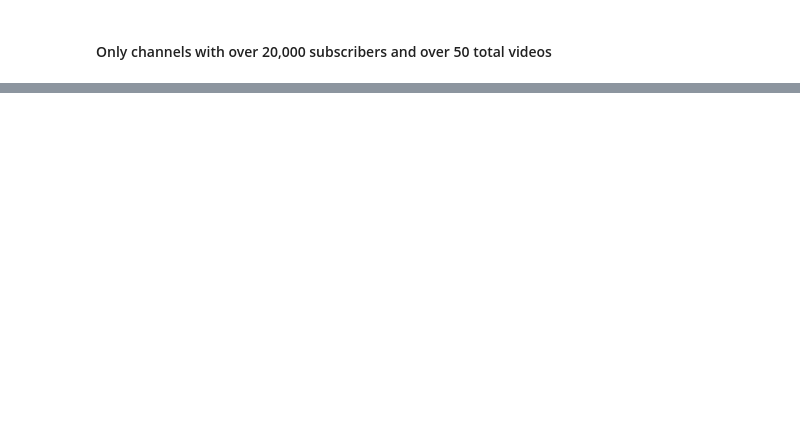
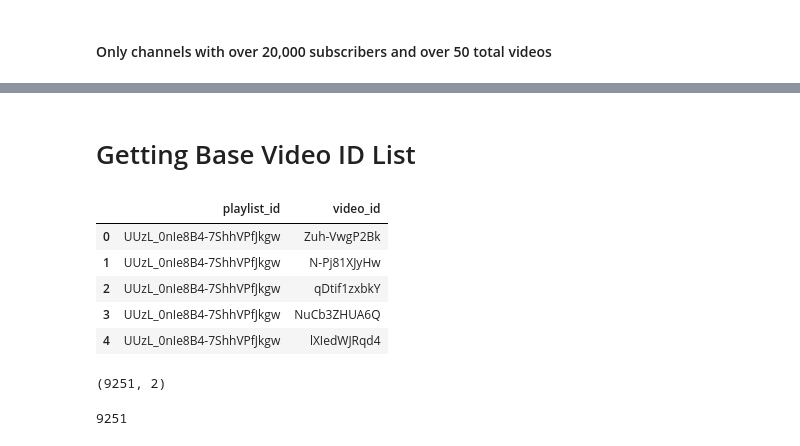
Before and after one commit to LHide14/YouTube-Analytics, a Jupyter notebook: new_collection_data.ipynb, the cells around one changed output, grey strips where cells are left out. Saved outputs shown, nothing was run; the diff lists cells and outputs as text; code cells hidden in the pictures; blank space fills up the shorter version.

Commit message:
Updates to video ID grabber

```diff
--- a/new_collection_data.ipynb
+++ b/new_collection_data.ipynb
@@ -182,0 +179,60 @@ chosen_channels_df
+# %% [markdown]
+# Getting Base Video ID List
+# %%
+playlist_ids = chosen_channels_df['playlist_id']
+# %%
+def mass_video_ids(youtube, wanted_playlist_ids):
+
+    all_data = []
+
+    for id in wanted_playlist_ids:
+
+        nextpage = True
+        page = None
+
+        while nextpage:
+        # request for first page of playlist
+            request = youtube.playlistItems().list(
+                part='contentDetails',
+                playlistId = id,
+                maxResults=50,
+                pageToken=page)
+            # dictionary of the first page
+            response = request.execute()
+
+        # Accessing videos ids on that first page
+            for i in range(len(response['items'])):
+                data = dict(playlist_id = id,
+                    video_id = response['items'][i]['contentDetails']['videoId'])
+                all_data.append(data)
+
+            # Checking to see if there is a next page
+            if 'nextPageToken' in response:
+                page = response['nextPageToken']
+
+            else:
+                nextpage = False
+    #
+    all_data_df = pd.DataFrame(all_data)
+
+    return all_data_df
+# %%
+video_ids_df = mass_video_ids(youtube, playlist_ids)
+# %%
+video_ids_df.head()
+# %% [output]
+|  | playlist_id | video_id |
+| 0 | UUzL_0nIe8B4-7ShhVPfJkgw | Zuh-VwgP2Bk |
+| 1 | UUzL_0nIe8B4-7ShhVPfJkgw | N-Pj81XJyHw |
+| 2 | UUzL_0nIe8B4-7ShhVPfJkgw | qDtif1zxbkY |
+| 3 | UUzL_0nIe8B4-7ShhVPfJkgw | NuCb3ZHUA6Q |
+| 4 | UUzL_0nIe8B4-7ShhVPfJkgw | lXIedWJRqd4 |
+# %%
+video_ids_df.shape
+# %% [output]
+(9251, 2)
+# %%
+base_video_id_list = list(video_ids_df['video_id'])
+len(base_video_id_list)
+# %% [output]
+9251
```
Also changed, not shown: parts of 13 cells of this notebook, 2 other files.
